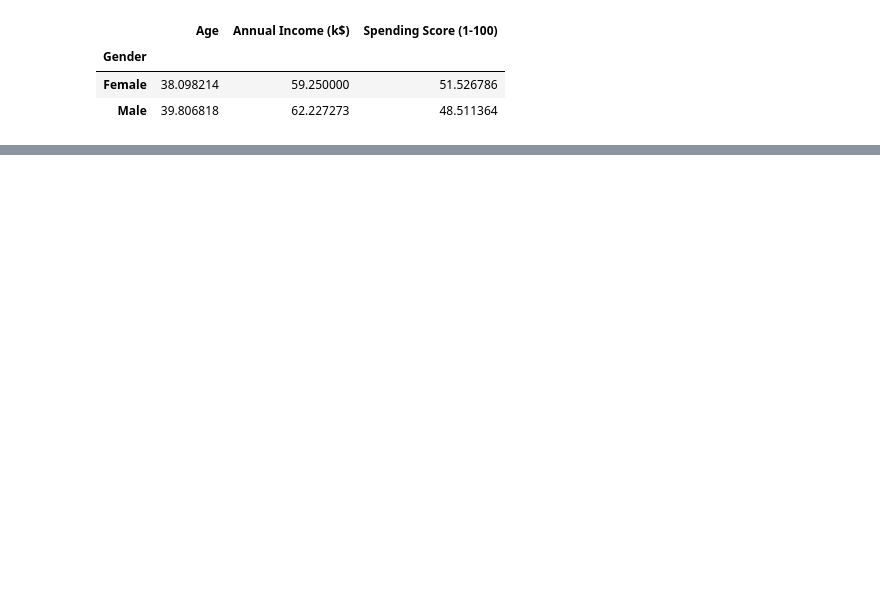
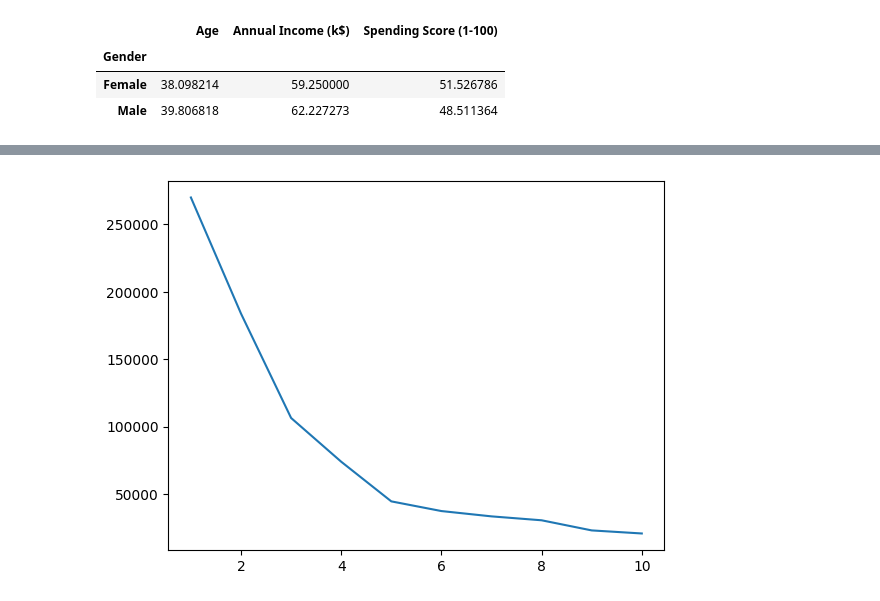
Before and after one commit to Anas1602/Absent-Data, a Jupyter notebook: Python Customer Segmentation & Clustering/EDA.ipynb, the cells around one changed output, grey strips where cells are left out. Drawn from its saved outputs; the diff is of its cells as text; code cells hidden in the pictures; blank space fills up the shorter version.

```diff
--- a/Python Customer Segmentation & Clustering/EDA.ipynb
+++ b/Python Customer Segmentation & Clustering/EDA.ipynb
@@ -140,0 +221,5 @@ sns.heatmap(numeric_df.corr(), annot=True, cmap='coolwarm')
+# %%
+clustering2 = KMeans(n_clusters=5)
+clustering2.fit(df[['Annual Income (k$)', 'Spending Score (1-100)']])
+df['Spending and Income Cluster'] = clustering2.labels_
+df.head()
@@ -140,0 +233,10 @@ sns.heatmap(numeric_df.corr(), annot=True, cmap='coolwarm')
+# %%
+inertiaScores2 = []
+for i in range(1, 11):
+  Kmeans2 = KMeans(n_clusters=i)
+  Kmeans2.fit(df[['Annual Income (k$)', 'Spending Score (1-100)']])
+  inertiaScores2.append(Kmeans2.inertia_)
+# %%
+plt.plot(range(1, 11), inertiaScores2);
+# %% [output]
+[figure, added]
```
Also changed, not shown: parts of 30 cells of this notebook.
